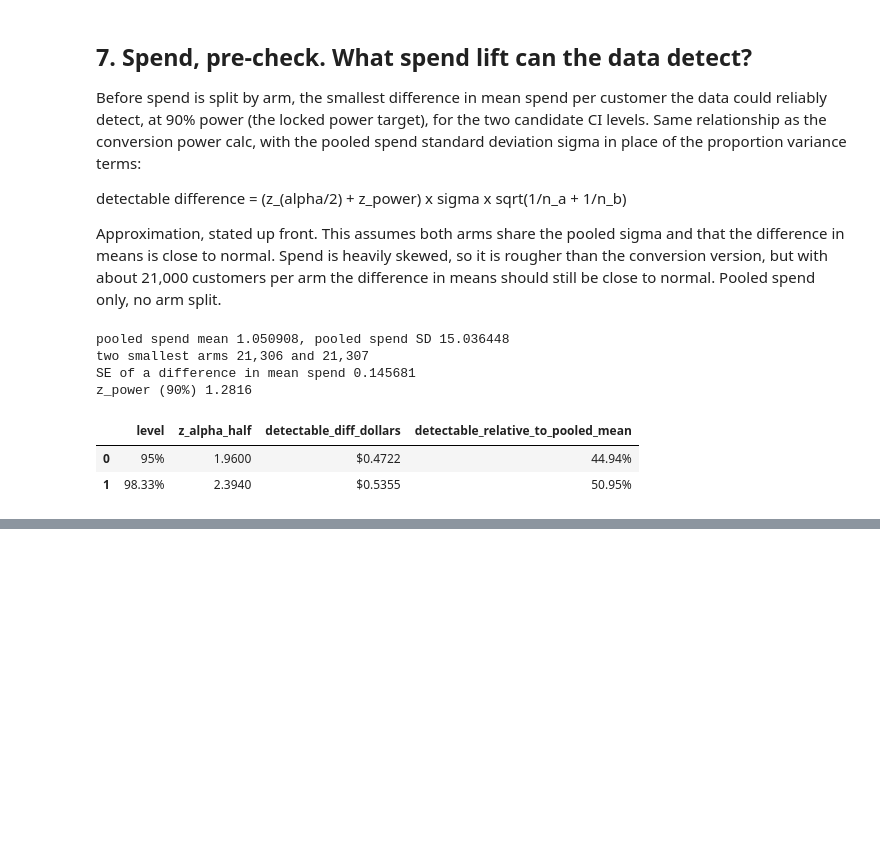
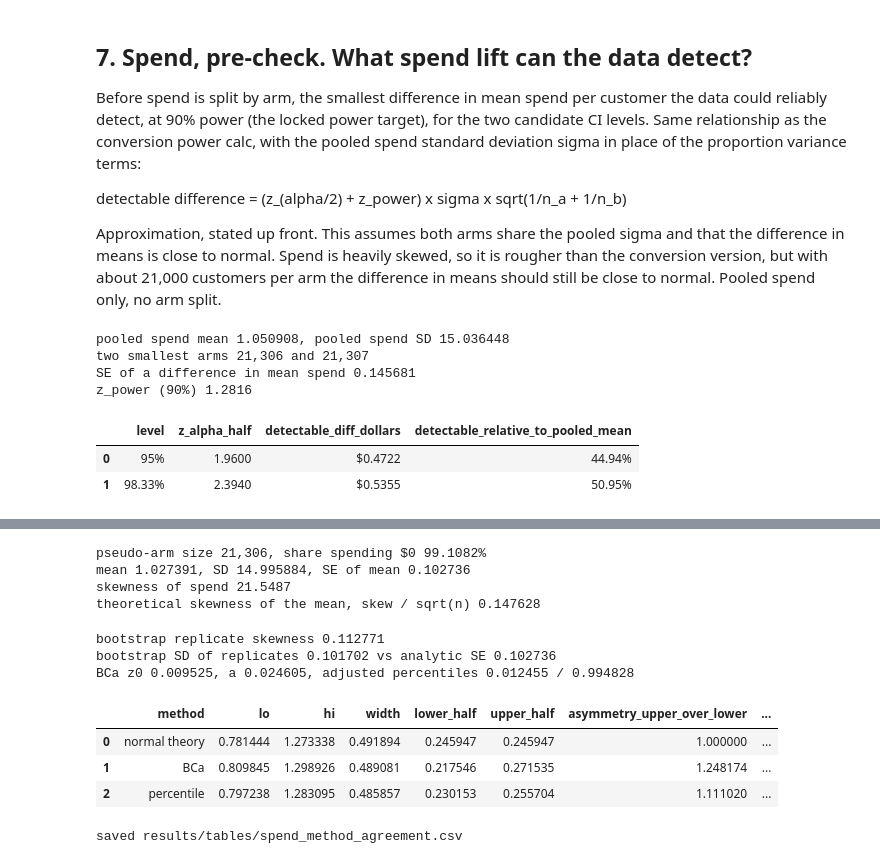
Before and after one commit to luisesparza3347/ab-testing-experiments, a Jupyter notebook: notebooks/02_primary_readout.ipynb, the cells around one changed output, grey strips where cells are left out. Saved outputs shown, nothing was run; the diff lists cells and outputs as text; code cells hidden in the pictures; blank space fills up the shorter version.

```diff
--- a/notebooks/02_primary_readout.ipynb
+++ b/notebooks/02_primary_readout.ipynb
@@ -347,0 +363,64 @@ z_power (90%) 1.2816
+# %%
+N_ARM = int(arm_sizes.min())
+rng = np.random.default_rng(seed=42)
+pseudo_arm = spend[rng.choice(n, size=N_ARM, replace=False)]
+m = len(pseudo_arm)
+
+mean_pa = pseudo_arm.mean()
+sd_pa = pseudo_arm.std(ddof=1)
+se_pa = sd_pa / np.sqrt(m)
+skew_spend = stats.skew(pseudo_arm)
+skew_mean_theory = skew_spend / np.sqrt(m)
+
+print(f"pseudo-arm size {m:,}, share spending $0 {np.mean(pseudo_arm == 0):.4%}")
+print(f"mean {mean_pa:.6f}, SD {sd_pa:.6f}, SE of mean {se_pa:.6f}")
+print(f"skewness of spend {skew_spend:.4f}")
+print(f"theoretical skewness of the mean, skew / sqrt(n) {skew_mean_theory:.6f}")
+# %% [output]
+pseudo-arm size 21,306, share spending $0 99.1082%
+mean 1.027391, SD 14.995884, SE of mean 0.102736
+skewness of spend 21.5487
+theoretical skewness of the mean, skew / sqrt(n) 0.147628
+# %%
+B = 5000
+boot_pa = np.empty(B)
+for b in range(B):
+    boot_pa[b] = pseudo_arm[rng.integers(0, m, size=m)].mean()
+jack_pa = (pseudo_arm.sum() - pseudo_arm) / (m - 1)
+
+bca_lo, bca_hi, z0_pa, a_pa, p_lo_pa, p_hi_pa = bca_interval(boot_pa, mean_pa, jack_pa, ALPHA_ADJ)
+pct_lo, pct_hi = np.percentile(boot_pa, [100 * ALPHA_ADJ / 2, 100 * (1 - ALPHA_ADJ / 2)])
+norm_lo, norm_hi = mean_pa - z_crit_adj * se_pa, mean_pa + z_crit_adj * se_pa
+
+print(f"bootstrap replicate skewness {stats.skew(boot_pa):.6f}")
+print(f"bootstrap SD of replicates {boot_pa.std(ddof=1):.6f} vs analytic SE {se_pa:.6f}")
+print(f"BCa z0 {z0_pa:.6f}, a {a_pa:.6f}, adjusted percentiles {p_lo_pa:.6f} / {p_hi_pa:.6f}")
+
+intervals = []
+for method, lo, hi in [("normal theory", norm_lo, norm_hi), ("BCa", bca_lo, bca_hi), ("percentile", pct_lo, pct_hi)]:
+    intervals.append({"method": method, "lo": lo, "hi": hi, "width": hi - lo,
+                      "lower_half": mean_pa - lo, "upper_half": hi - mean_pa,
+                      "asymmetry_upper_over_lower": (hi - mean_pa) / (mean_pa - lo),
+                      "lo_minus_normal_lo_in_se": (lo - norm_lo) / se_pa,
+                      "hi_minus_normal_hi_in_se": (hi - norm_hi) / se_pa})
+agreement = pd.DataFrame(intervals)
+agreement.round(6)
+# %% [output]
+bootstrap replicate skewness 0.112771
+bootstrap SD of replicates 0.101702 vs analytic SE 0.102736
+BCa z0 0.009525, a 0.024605, adjusted percentiles 0.012455 / 0.994828
+|  | method | lo | hi | width | lower_half | upper_half | asymmetry_upper_over_lower | ... |
+| 0 | normal theory | 0.781444 | 1.273338 | 0.491894 | 0.245947 | 0.245947 | 1.000000 | ... |
+| 1 | BCa | 0.809845 | 1.298926 | 0.489081 | 0.217546 | 0.271535 | 1.248174 | ... |
+| 2 | percentile | 0.797238 | 1.283095 | 0.485857 | 0.230153 | 0.255704 | 1.111020 | ... |
+# %%
+agreement["pseudo_arm_n"] = m
+agreement["skew_spend"] = skew_spend
+agreement["skew_mean_theory"] = skew_mean_theory
+agreement["skew_boot_replicates"] = stats.skew(boot_pa)
+agreement["bca_z0"] = z0_pa
+agreement["bca_a"] = a_pa
+agreement.to_csv(TABLES / "spend_method_agreement.csv", index=False)
+print("saved results/tables/spend_method_agreement.csv")
+# %% [output]
+saved results/tables/spend_method_agreement.csv
```
Also changed, not shown: parts of 1 cell of this notebook, 2 other files.
